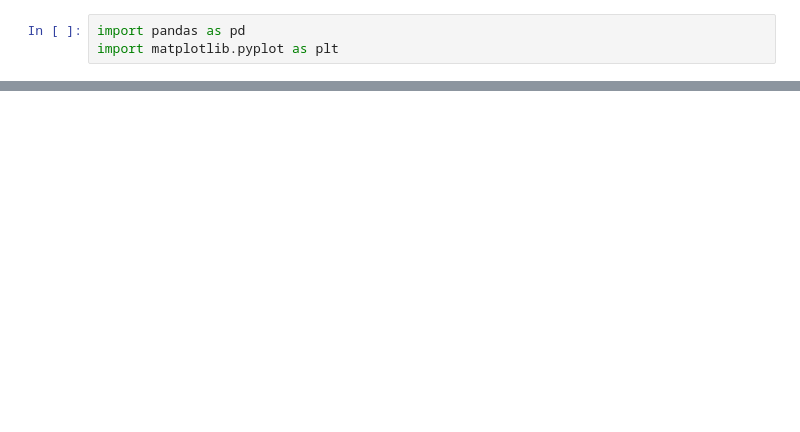
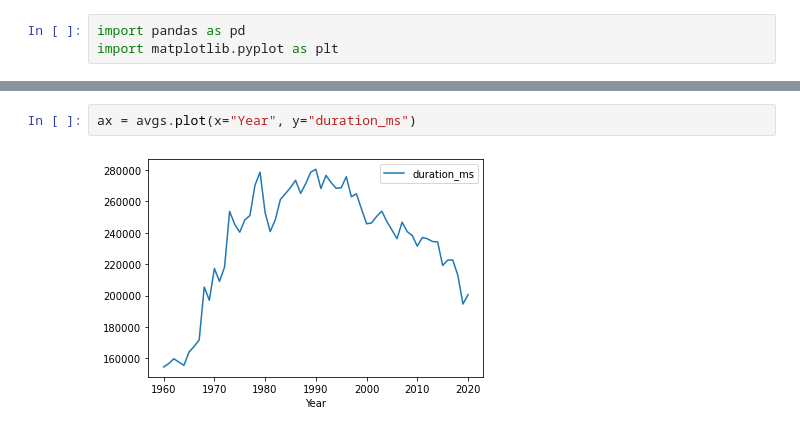
Before and after one commit to aholtz06/CMSC320_Final, a Jupyter notebook: src/Data_Exploration.ipynb, the cells around one changed output, grey strips where cells are left out. Cells and saved outputs as stored; diff of their text form; blank space fills up the shorter version.

```diff
--- a/src/Data_Exploration.ipynb
+++ b/src/Data_Exploration.ipynb
@@ -52,0 +54,4 @@ display()
+# %%
+ax = avgs.plot(x="Year", y="duration_ms")
+# %% [output]
+[figure, added]
```
Also changed, not shown: parts of 10 cells of this notebook, 1 other file.
